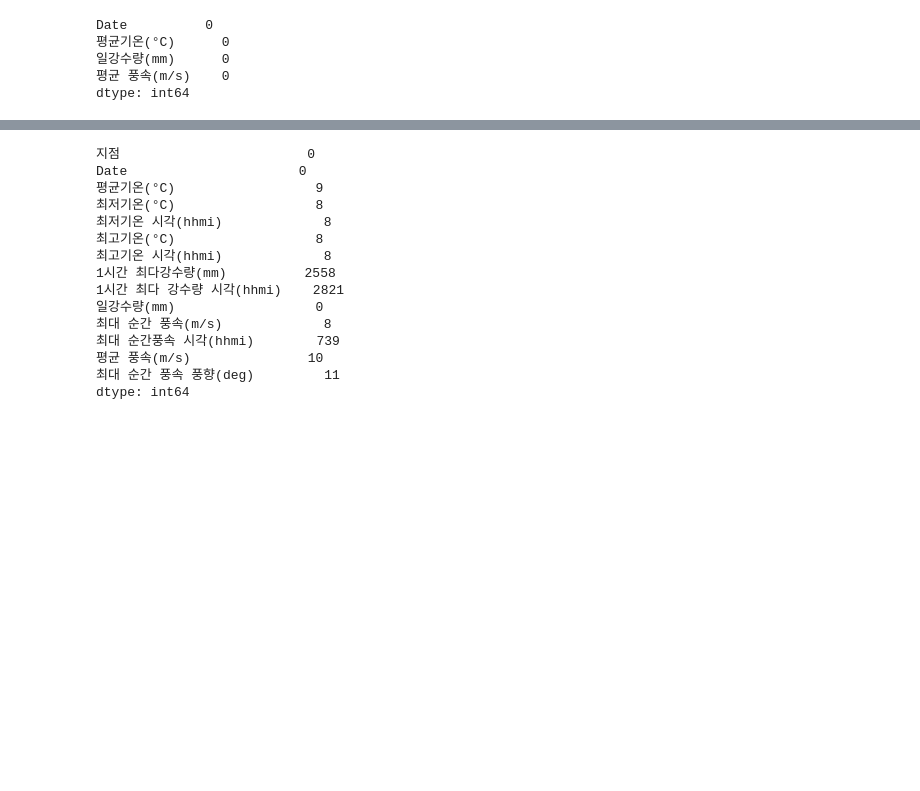
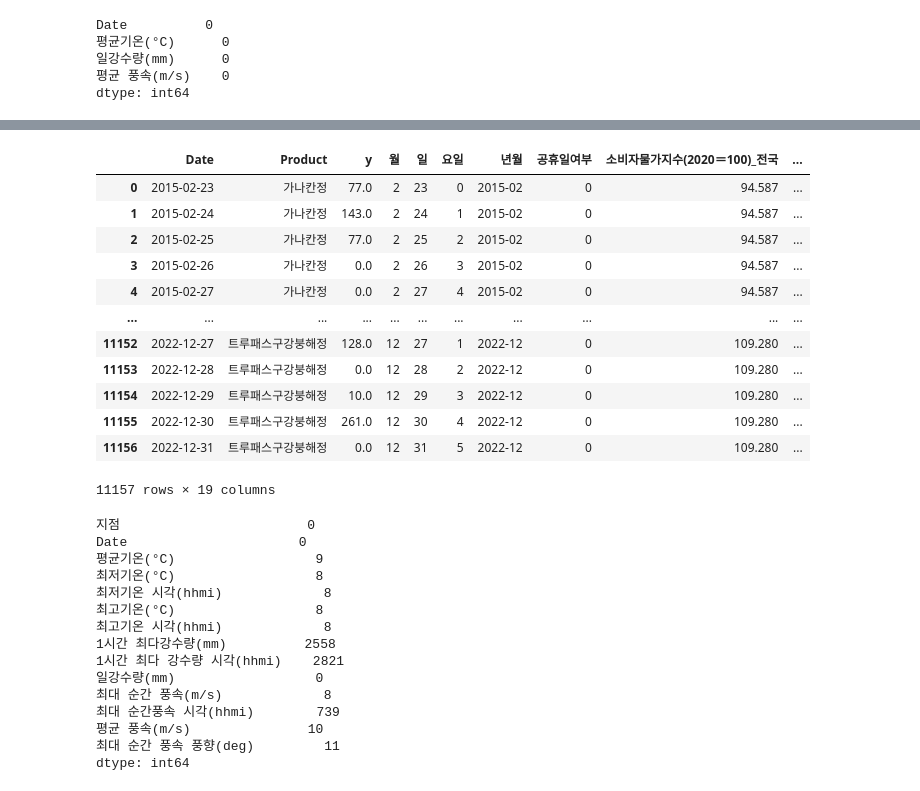
Before and after one commit to Hasaero/Demand_Forecasting_EEMD, a Jupyter notebook: Pre-processing/Data_Process.ipynb, the cells around one changed output, grey strips where cells are left out. Cells and saved outputs as stored; diff of their text form; code cells hidden in the pictures; blank space fills up the shorter version.

```diff
--- a/Pre-processing/Data_Process.ipynb
+++ b/Pre-processing/Data_Process.ipynb
@@ -355,6 +355,31 @@ all_merged_df
 | 11155 | 2022-12-30 | 트루패스구강붕해정8mg-30T | 261.0 | 12 | 30 | 4 | 2022-12 | 0 | 109.280 | ... |
 | 11156 | 2022-12-31 | 트루패스구강붕해정8mg-30T | 0.0 | 12 | 31 | 5 | 2022-12 | 0 | 109.280 | ... |
 11157 rows × 19 columns
+# %%
+import re
+
+# 한글만 추출하는 함수
+def extract_korean(text):
+    return ''.join(re.findall('[가-힣]+', text))
+
+# Product 열에 함수 적용
+all_merged_df['Product'] = all_merged_df['Product'].apply(extract_korean)
+# %%
+all_merged_df
+# %% [output]
+|  | Date | Product | y | 월 | 일 | 요일 | 년월 | 공휴일여부 | 소비자물가지수(2020＝100)_전국 | ... |
+| 0 | 2015-02-23 | 가나칸정 | 77.0 | 2 | 23 | 0 | 2015-02 | 0 | 94.587 | ... |
+| 1 | 2015-02-24 | 가나칸정 | 143.0 | 2 | 24 | 1 | 2015-02 | 0 | 94.587 | ... |
+| 2 | 2015-02-25 | 가나칸정 | 77.0 | 2 | 25 | 2 | 2015-02 | 0 | 94.587 | ... |
+| 3 | 2015-02-26 | 가나칸정 | 0.0 | 2 | 26 | 3 | 2015-02 | 0 | 94.587 | ... |
+| 4 | 2015-02-27 | 가나칸정 | 0.0 | 2 | 27 | 4 | 2015-02 | 0 | 94.587 | ... |
+| ... | ... | ... | ... | ... | ... | ... | ... | ... | ... | ... |
+| 11152 | 2022-12-27 | 트루패스구강붕해정 | 128.0 | 12 | 27 | 1 | 2022-12 | 0 | 109.280 | ... |
+| 11153 | 2022-12-28 | 트루패스구강붕해정 | 0.0 | 12 | 28 | 2 | 2022-12 | 0 | 109.280 | ... |
+| 11154 | 2022-12-29 | 트루패스구강붕해정 | 10.0 | 12 | 29 | 3 | 2022-12 | 0 | 109.280 | ... |
+| 11155 | 2022-12-30 | 트루패스구강붕해정 | 261.0 | 12 | 30 | 4 | 2022-12 | 0 | 109.280 | ... |
+| 11156 | 2022-12-31 | 트루패스구강붕해정 | 0.0 | 12 | 31 | 5 | 2022-12 | 0 | 109.280 | ... |
+11157 rows × 19 columns
 # %%
 weather_df.isna().sum()
 # %% [output]
```
Also changed, not shown: parts of 10 cells of this notebook, 1 other file.
